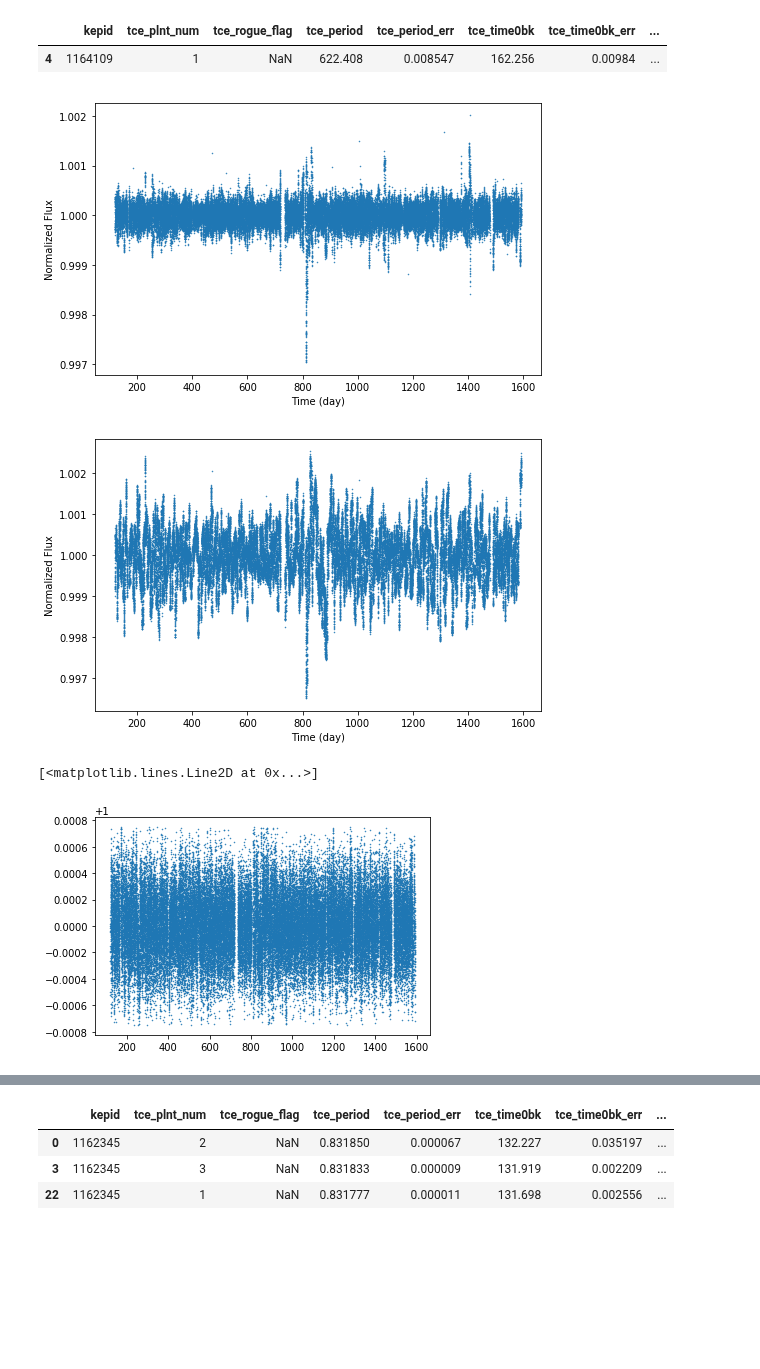
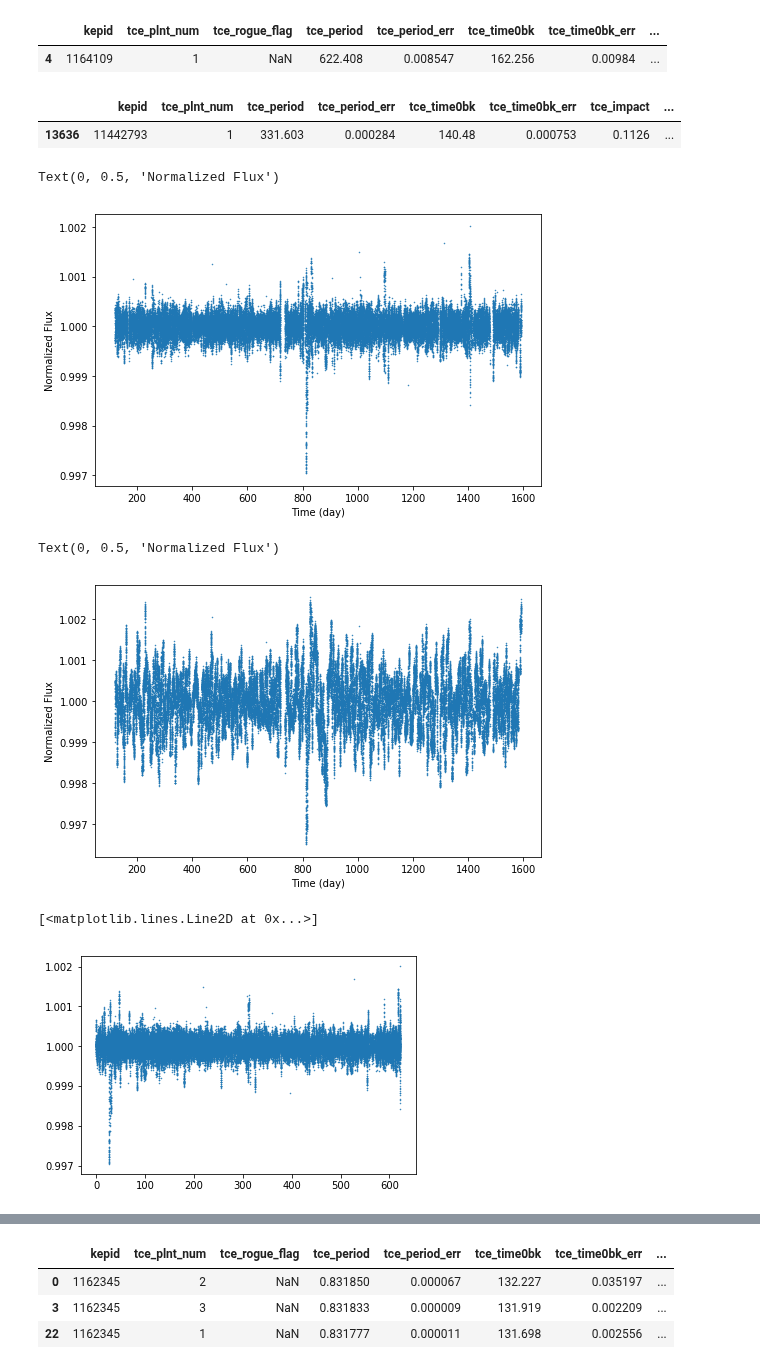
Before and after one commit to grewwc/phd_thesis, a Jupyter notebook: exoplanet/again_preprocess.ipynb, the cells around one changed output, grey strips where cells are left out. Cells and saved outputs as stored; diff of their text form; code cells hidden in the pictures; blank space fills up the shorter version.

```diff
--- a/exoplanet/again_preprocess.ipynb
+++ b/exoplanet/again_preprocess.ipynb
@@ -48,8 +50,16 @@ kepid = 1162345
+# %%
+kepid = 1164109
+# kepid = 11442793
 # %%
 df[df['kepid']==1164109]
 # %% [output]
 |  | kepid | tce_plnt_num | tce_rogue_flag | tce_period | tce_period_err | tce_time0bk | tce_time0bk_err | ... |
 | 4 | 1164109 | 1 | NaN | 622.408 | 0.008547 | 162.256 | 0.00984 | ... |
+# %%
+df[df['kepid']==11442793]
+# %% [output]
+|  | kepid | tce_plnt_num | tce_period | tce_period_err | tce_time0bk | tce_time0bk_err | tce_impact | ... |
+| 13636 | 11442793 | 1 | 331.603 | 0.000284 | 140.48 | 0.000753 | 0.1126 | ... |
 # %%
-time, flux = get_time_flux_by_ID(1164109)
+time, flux = get_time_flux_by_ID(kepid)
 # %%
@@ -59,14 +69,16 @@ plt.figure(figsize=(8,5))
 plt.plot(t, f, '.', ms=1.0)
 plt.xlabel('Time (day)')
 plt.ylabel('Normalized Flux')
-plt.savefig(os.path.join(img_dir, 'flattened_1164109.png'), dpi=200)
+# plt.savefig(os.path.join(img_dir, 'flattened_1164109.png'), dpi=200)
 # %% [output]
+Text(0, 0.5, 'Normalized Flux')
 [figure]
 # %%
 plt.figure(figsize=(8,5))
 plt.plot(time, flux, '.', ms=1.0)
 plt.xlabel('Time (day)')
 plt.ylabel('Normalized Flux')
-plt.savefig(os.path.join(img_dir, 'original__1164109.png'), dpi=200)
+# plt.savefig(os.path.join(img_dir, 'original__1164109.png'), dpi=200)
 # %% [output]
+Text(0, 0.5, 'Normalized Flux')
 [figure]
@@ -79,5 +85,7 @@ f1, t1 = remove_points_other_tce(time, flux,0.831850, period_list, t0_list, dura
+# %%
+fold_t, fold_f = fold(t, f, period=622.408 , t0=162.256)
 # %%
-plt.plot(*sigma_clip(time, flux), '.', ms=1.0)
+plt.plot(fold_t, fold_f, '.', ms=1.0)
 # %% [output]
 [<matplotlib.lines.Line2D at 0x...>]
-[figure, old version]
+[figure, new version]
```
Also changed, not shown: parts of 7 cells of this notebook, 10 other files.
